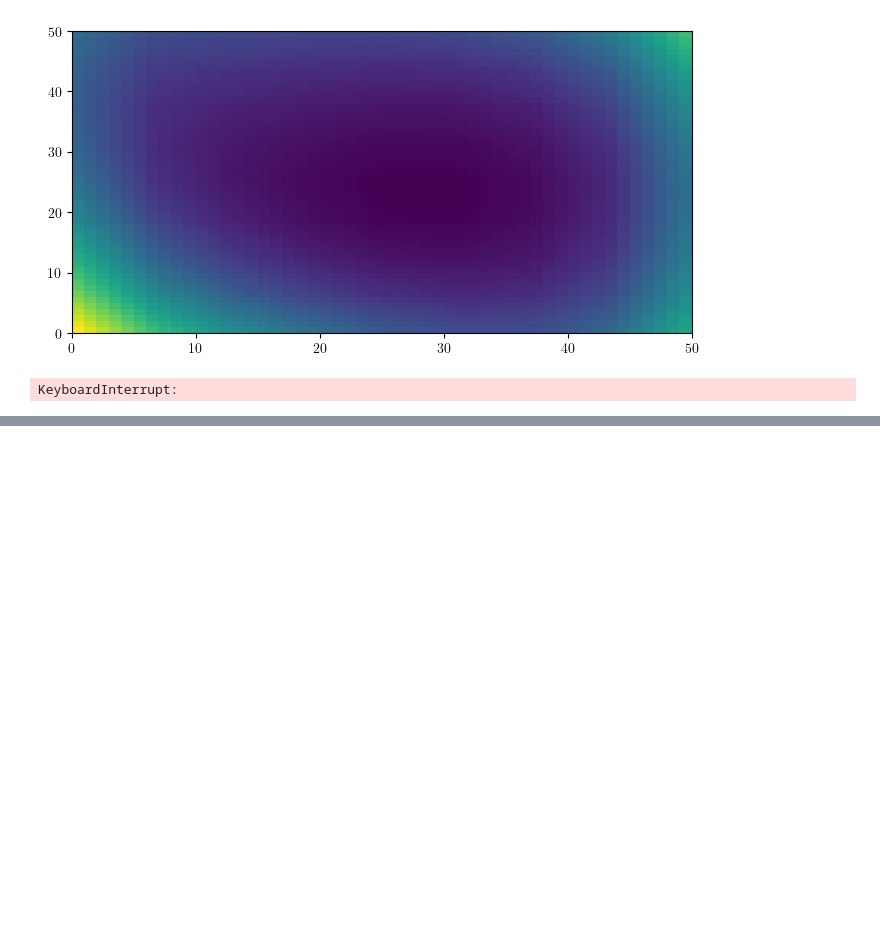
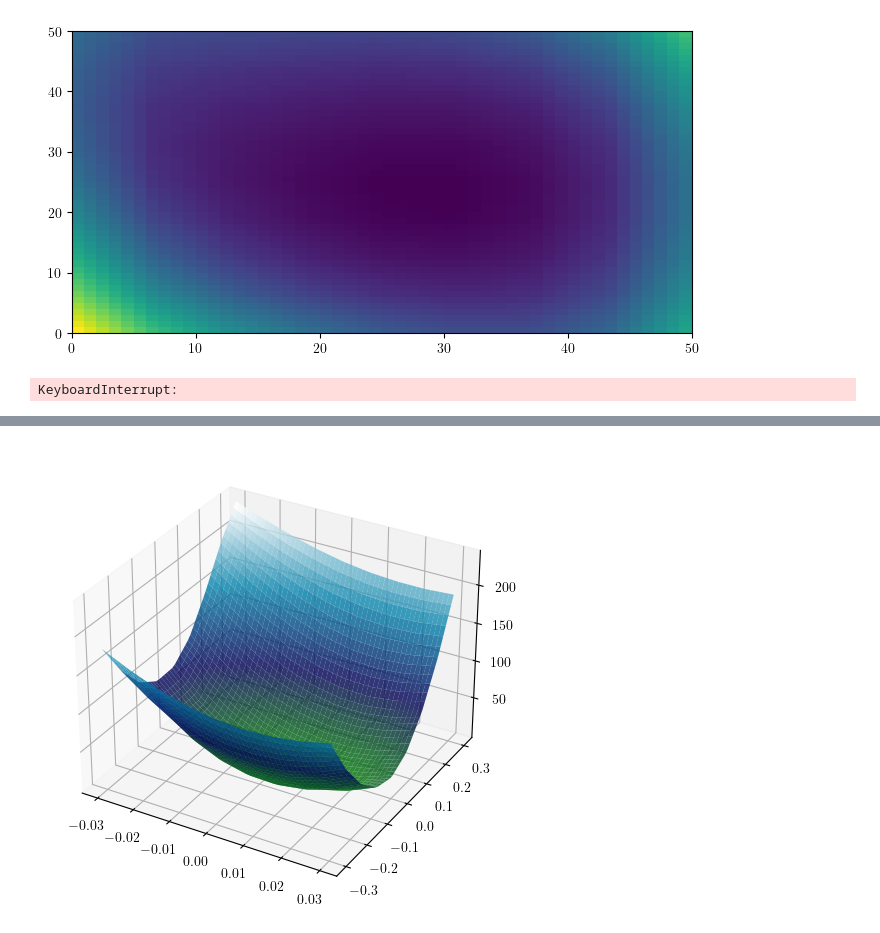
Before and after one commit to Sjoeborg/thesis, a Jupyter notebook: notebooks/PINGU/analysis.ipynb, the cells around one changed output, grey strips where cells are left out. Cells and saved outputs as stored; diff of their text form; code cells hidden in the pictures; blank space fills up the shorter version.

```diff
--- a/notebooks/PINGU/analysis.ipynb
+++ b/notebooks/PINGU/analysis.ipynb
@@ -621,0 +669,12 @@ surf = ax.plot_surface(Z_fine, Y_fine, dchi_fine[:,:,40], alpha=0.8, cmap=cm.oce
+# %%
+X_fine, Y_fine = np.meshgrid(x_fine, y_fine)
+dchi_fine = interpn((x,y),deltachi_emt_eem,(X_fine,Y_fine)).reshape(50,50)
+
+
+fig = plt.figure(figsize=(12,6))
+ax = fig.add_subplot(111, projection='3d')
+
+
+surf = ax.plot_surface(X_fine, Y_fine,dchi_fine, alpha=0.8, cmap=cm.ocean)
+# %% [output]
+[figure, added]
```
Also changed, not shown: parts of 15 cells of this notebook, 19 other files.
